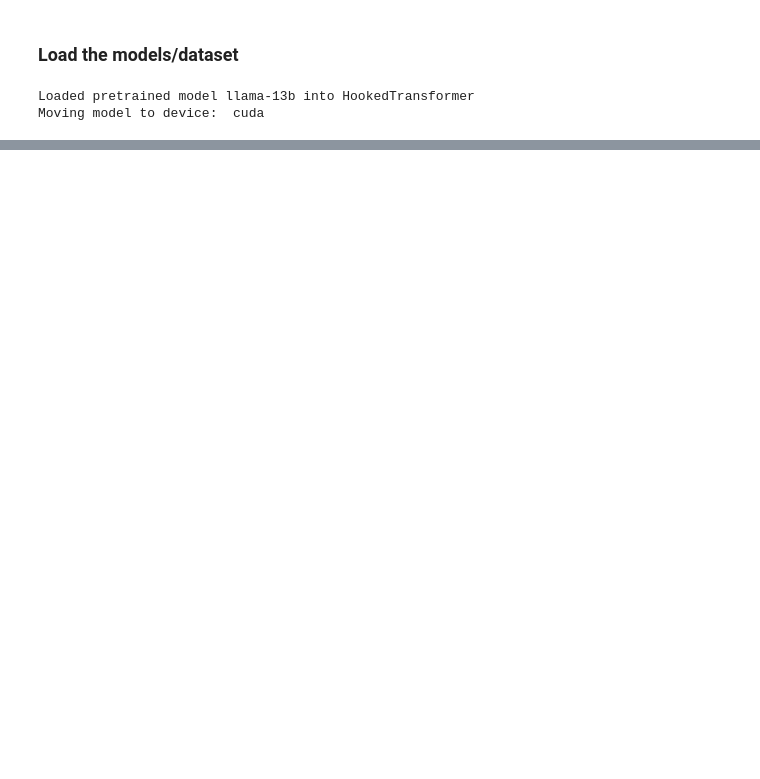
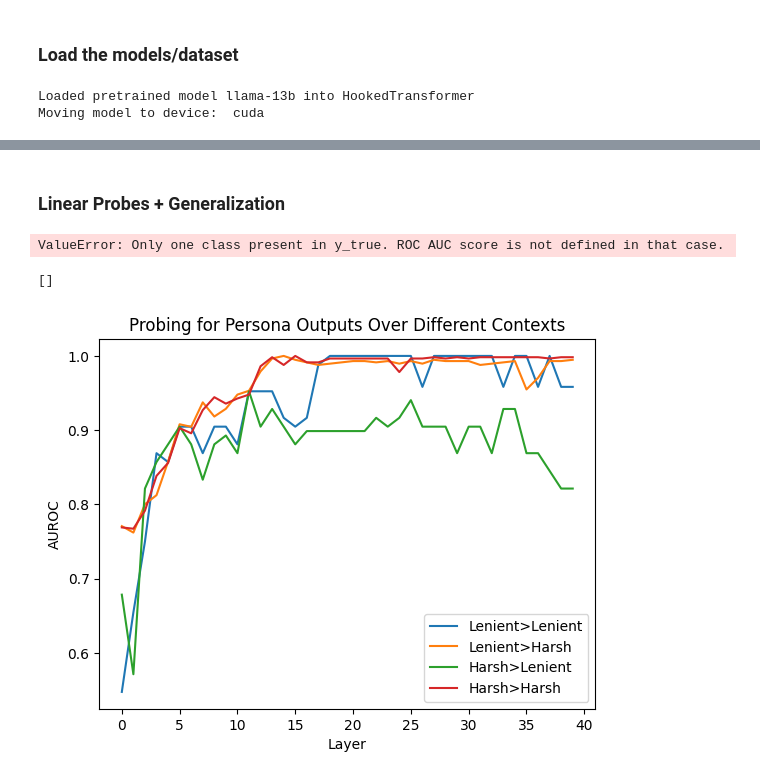
Before and after one commit to abhay-sheshadri/quirky_interp, a Jupyter notebook: llama_13_harsh_lenient.ipynb, the cells around one changed output, grey strips where cells are left out. Saved outputs shown, nothing was run; the diff lists cells and outputs as text; code cells hidden in the pictures; blank space fills up the shorter version.

Commit message:
Added evals+probing

```diff
--- a/llama_13_harsh_lenient.ipynb
+++ b/llama_13_harsh_lenient.ipynb
@@ -61,0 +46,3 @@ defaultdict(<function src.task.Task.evaluate_personas_over_dataset.<locals>.<lam
+# %%
+our_task = Task(model, classifier_prompt, personas, possible_labels)
+results = our_task.evaluate_personas_over_dataset(dataset_path)
@@ -61,0 +202,2 @@ defaultdict(<function src.task.Task.evaluate_personas_over_dataset.<locals>.<lam
+# %% [markdown]
+### Linear Probes + Generalization
@@ -61,0 +285,47 @@ defaultdict(<function src.task.Task.evaluate_personas_over_dataset.<locals>.<lam
+# %%
+from sklearn.model_selection import train_test_split
+from imblearn.under_sampling import RandomUnderSampler
+from imblearn.over_sampling import SMOTE
+
+def linear_probe_all(X, y):
+    results = []
+    for xkey in X.keys():
+        for ykey in y.keys():
+            # Apply under-sampling
+            rus = RandomUnderSampler(random_state=42)
+            X_resampled, y_resampled = rus.fit_resample(X[xkey].astype(np.float32), y[ykey].astype(np.int64))
+            # Split into train and test set
+            X_train, X_test, y_train, y_test = train_test_split(X_resampled, y_resampled, test_size=0.5, random_state=42)
+            probe = LinearClsProbe(max_iter=100, learning_rate_init=1e-2, fit_intercept=True, verbose=False)
+            probe.fit(X_train, y_train)
+            score = probe.score(X_test, y_test)
+            results.append( (xkey, ykey, score) )
+    return results
+
+
+lenient_probe_results = linear_probe_all(X_lenient, y)
+harsh_probe_results = linear_probe_all(X_harsh, y)
+# %% [output]
+ValueError: Only one class present in y_true. ROC AUC score is not defined in that case.
+# %%
+lenient_lenient = [x[2] for x in lenient_probe_results if x[1] == "lenient"]
+lenient_harsh = [x[2] for x in lenient_probe_results if x[1] == "harsh"]
+
+harsh_lenient = [x[2] for x in harsh_probe_results if x[1] == "lenient"]
+harsh_harsh = [x[2] for x in harsh_probe_results if x[1] == "harsh"]
+
+plt.plot(lenient_lenient, label="Lenient>Lenient")
+plt.plot(lenient_harsh, label="Lenient>Harsh")
+plt.plot(harsh_lenient, label="Harsh>Lenient")
+plt.plot(harsh_harsh, label="Harsh>Harsh")
+
+plt.xlabel("Layer")
+plt.ylabel("AUROC")
+
+plt.title("Probing for Persona Outputs Over Different Contexts")
+
+plt.legend()
+plt.plot()
+# %% [output]
+[]
+[figure, added]
```
Also changed, not shown: parts of 10 cells of this notebook, 6 other files.
